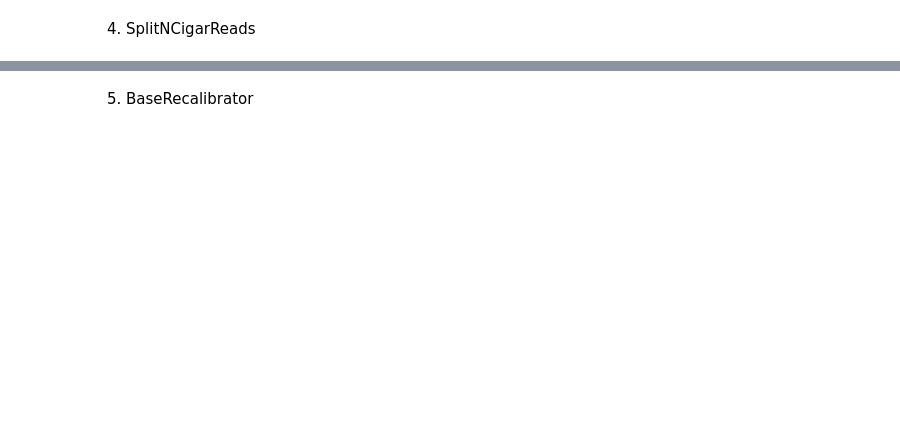
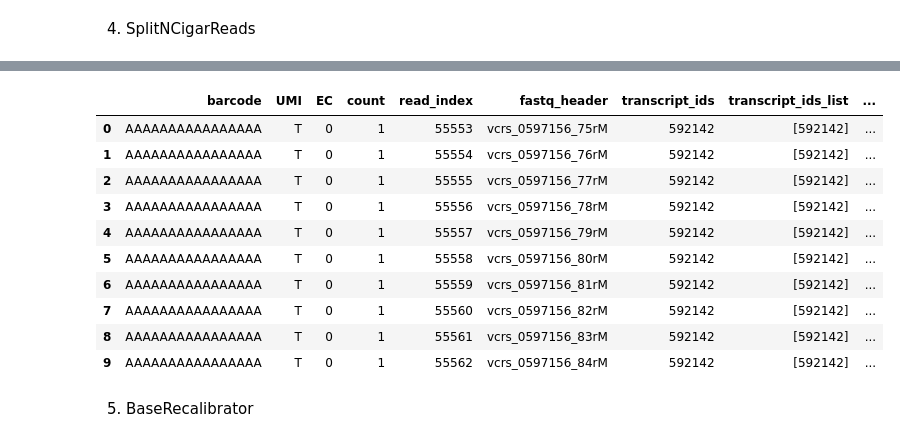
Before and after one commit to pachterlab/varseek, a Jupyter notebook: notebooks/7_4_gatk_workflow.ipynb, the cells around one changed output, grey strips where cells are left out. Drawn from its saved outputs; the diff is of its cells as text; code cells hidden in the pictures; blank space fills up the shorter version.

```diff
--- a/notebooks/7_4_gatk_workflow.ipynb
+++ b/notebooks/7_4_gatk_workflow.ipynb
@@ -302,0 +291,2 @@ Runtime.totalMemory()=1224736768
+# %%
+bus_df = pd.read_csv("/home/jrich/data/varseek_data_fresh/vk_sim_2024nov24_200mcrs_k59_nov16/kb_count_out_mm/bus_df.csv", nrows=10)
@@ -303,3 +340,17 @@ Runtime.totalMemory()=1224736768
+# %%
+bus_df
+# %% [output]
+|  | barcode | UMI | EC | count | read_index | fastq_header | transcript_ids | transcript_ids_list | ... |
+| 0 | AAAAAAAAAAAAAAAA | T | 0 | 1 | 55553 | vcrs_0597156_75rM | 592142 | [592142] | ... |
+| 1 | AAAAAAAAAAAAAAAA | T | 0 | 1 | 55554 | vcrs_0597156_76rM | 592142 | [592142] | ... |
+| 2 | AAAAAAAAAAAAAAAA | T | 0 | 1 | 55555 | vcrs_0597156_77rM | 592142 | [592142] | ... |
+| 3 | AAAAAAAAAAAAAAAA | T | 0 | 1 | 55556 | vcrs_0597156_78rM | 592142 | [592142] | ... |
+| 4 | AAAAAAAAAAAAAAAA | T | 0 | 1 | 55557 | vcrs_0597156_79rM | 592142 | [592142] | ... |
+| 5 | AAAAAAAAAAAAAAAA | T | 0 | 1 | 55558 | vcrs_0597156_80rM | 592142 | [592142] | ... |
+| 6 | AAAAAAAAAAAAAAAA | T | 0 | 1 | 55559 | vcrs_0597156_81rM | 592142 | [592142] | ... |
+| 7 | AAAAAAAAAAAAAAAA | T | 0 | 1 | 55560 | vcrs_0597156_82rM | 592142 | [592142] | ... |
+| 8 | AAAAAAAAAAAAAAAA | T | 0 | 1 | 55561 | vcrs_0597156_83rM | 592142 | [592142] | ... |
+| 9 | AAAAAAAAAAAAAAAA | T | 0 | 1 | 55562 | vcrs_0597156_84rM | 592142 | [592142] | ... |
 # %% [markdown]
 5. BaseRecalibrator
 # %%
```
Also changed, not shown: parts of 17 cells of this notebook, 8 other files.
